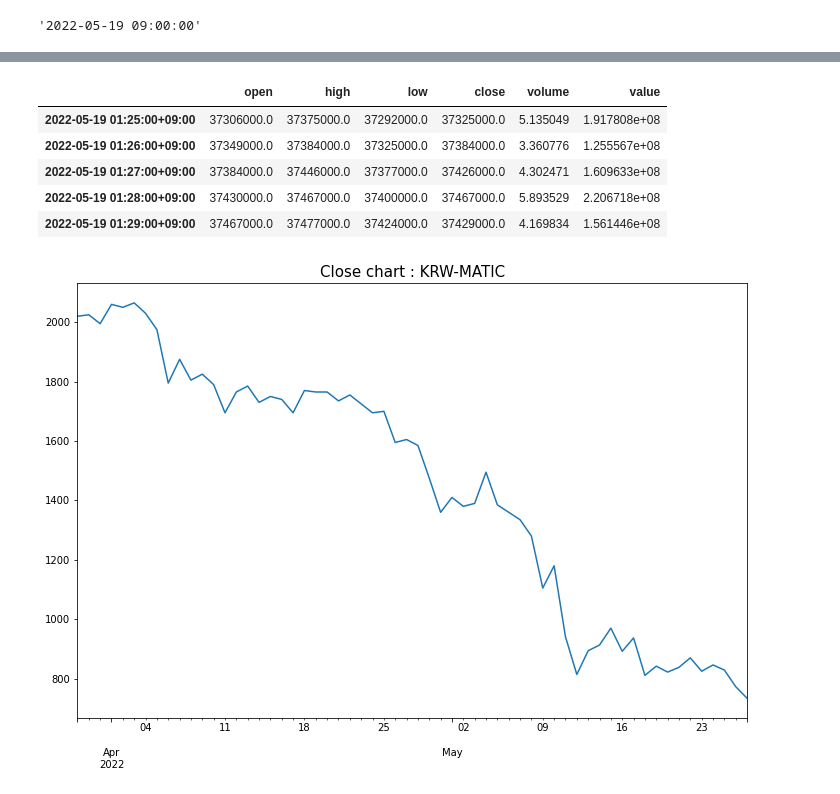
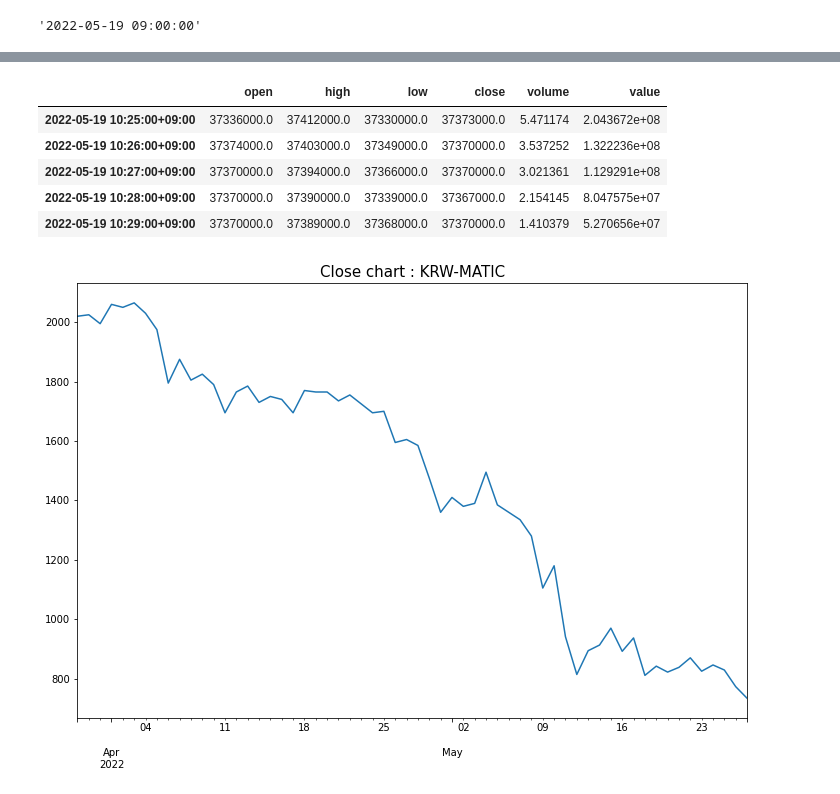
Before and after one commit to sajacaros/algo-trading, a Jupyter notebook: notebook/algo_trading_22_05_19.ipynb, the cells around one changed output, grey strips where cells are left out. Cells and saved outputs as stored; diff of their text form; code cells hidden in the pictures.

```diff
--- a/notebook/algo_trading_22_05_19.ipynb
+++ b/notebook/algo_trading_22_05_19.ipynb
@@ -243,12 +236,12 @@ btc_minute.tail()
 # %%
-pyupbit.get_ohlcv('KRW-BTC', count=60, interval='minute1', to='2022-05-19 01:30').tail()
+pyupbit.get_ohlcv('KRW-BTC', count=60, interval='minute1', to='2022-05-19 10:30').tail()
 # %% [output]
 |  | open | high | low | close | volume | value |
-| 2022-05-19 01:25:00+09:00 | 37306000.0 | 37375000.0 | 37292000.0 | 37325000.0 | 5.135049 | 1.917808e+08 |
-| 2022-05-19 01:26:00+09:00 | 37349000.0 | 37384000.0 | 37325000.0 | 37384000.0 | 3.360776 | 1.255567e+08 |
-| 2022-05-19 01:27:00+09:00 | 37384000.0 | 37446000.0 | 37377000.0 | 37426000.0 | 4.302471 | 1.609633e+08 |
-| 2022-05-19 01:28:00+09:00 | 37430000.0 | 37467000.0 | 37400000.0 | 37467000.0 | 5.893529 | 2.206718e+08 |
-| 2022-05-19 01:29:00+09:00 | 37467000.0 | 37477000.0 | 37424000.0 | 37429000.0 | 4.169834 | 1.561446e+08 |
+| 2022-05-19 10:25:00+09:00 | 37336000.0 | 37412000.0 | 37330000.0 | 37373000.0 | 5.471174 | 2.043672e+08 |
+| 2022-05-19 10:26:00+09:00 | 37374000.0 | 37403000.0 | 37349000.0 | 37370000.0 | 3.537252 | 1.322236e+08 |
+| 2022-05-19 10:27:00+09:00 | 37370000.0 | 37394000.0 | 37366000.0 | 37370000.0 | 3.021361 | 1.129291e+08 |
+| 2022-05-19 10:28:00+09:00 | 37370000.0 | 37390000.0 | 37339000.0 | 37367000.0 | 2.154145 | 8.047575e+07 |
+| 2022-05-19 10:29:00+09:00 | 37370000.0 | 37389000.0 | 37368000.0 | 37370000.0 | 1.410379 | 5.270656e+07 |
 # %%
 matic=CoinInstrument('KRW-MATIC', count=60, interval='hour')
 # %%
```
Also changed, not shown: parts of 8 cells of this notebook, 1 other file.
